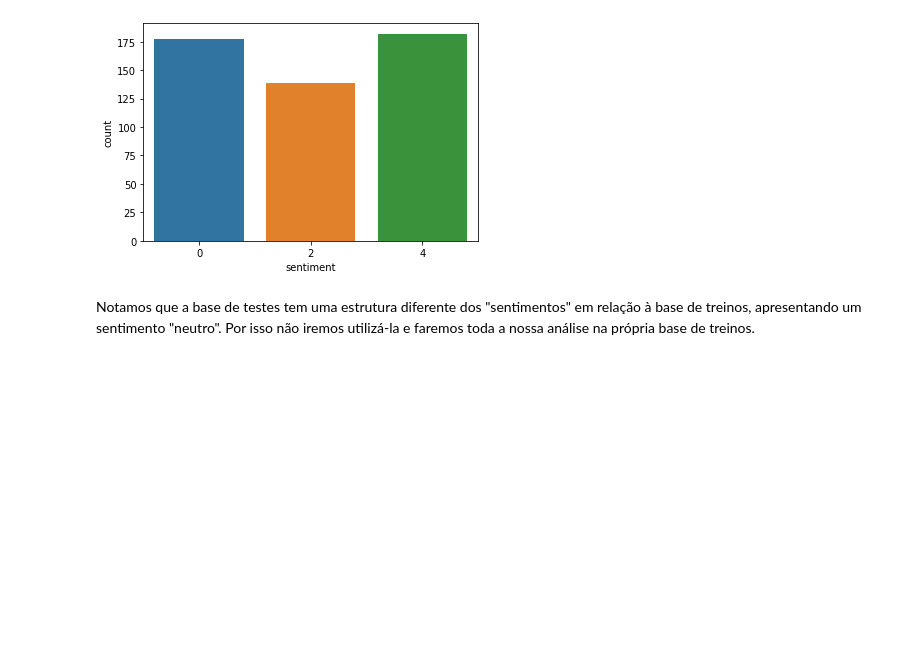
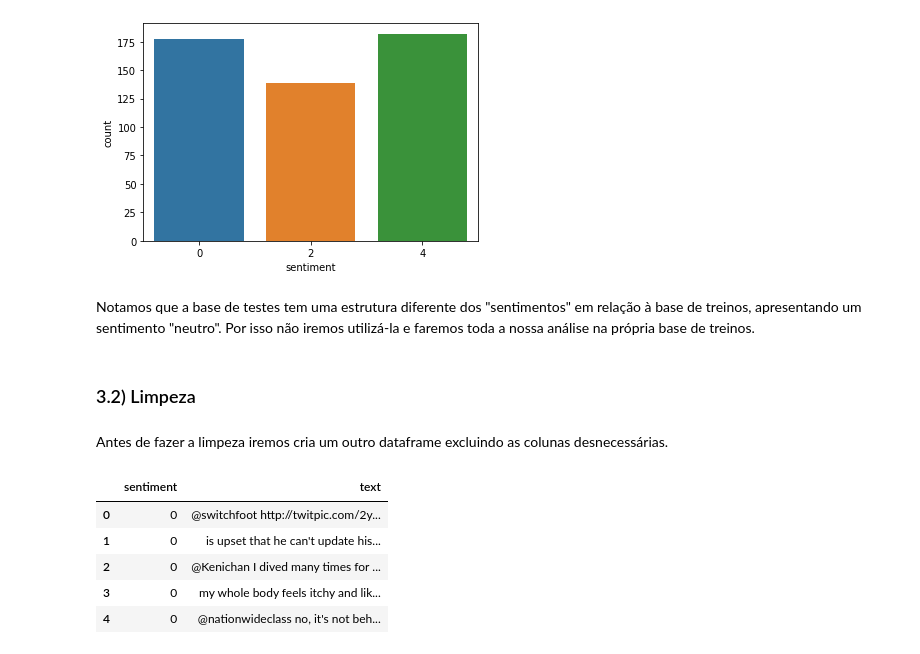
Before and after one commit to Mario-RJunior/classificador-sentimento-NLP, a Jupyter notebook: classificador_sentimento_RNC.ipynb, the cells around one changed output. Cells and saved outputs as stored; diff of their text form; code cells hidden in the pictures; blank space fills up the shorter version.

Commit message:
Criando novo dataframe sem as colunas desnecessárias

```diff
--- a/classificador_sentimento_RNC.ipynb
+++ b/classificador_sentimento_RNC.ipynb
@@ -145,3 +145,23 @@ sns.countplot(data=test_data, x='sentiment');
 [figure]
 # %% [markdown]
 Notamos que a base de testes tem uma estrutura diferente dos "sentimentos" em relação à base de treinos, apresentando um sentimento "neutro". Por isso não iremos utilizá-la e faremos toda a nossa análise na própria base de treinos.
+# %% [markdown]
+### 3.2) Limpeza
+# %% [markdown]
+Antes de fazer a limpeza iremos cria um outro dataframe excluindo as colunas desnecessárias.
+# %%
+# Criando novo dataframe
+data = train_data
+
+# Deletando colunas desnecessárias
+data.drop(axis=1, columns=['id', 'date', 'query', 'user'], inplace=True)
+
+# Visualizando o novo dataframe
+data.head()
+# %% [output]
+|  | sentiment | text |
+| 0 | 0 | @switchfoot http://twitpic.com/2y... |
+| 1 | 0 | is upset that he can't update his... |
+| 2 | 0 | @Kenichan I dived many times for ... |
+| 3 | 0 | my whole body feels itchy and lik... |
+| 4 | 0 | @nationwideclass no, it's not beh... |
```
